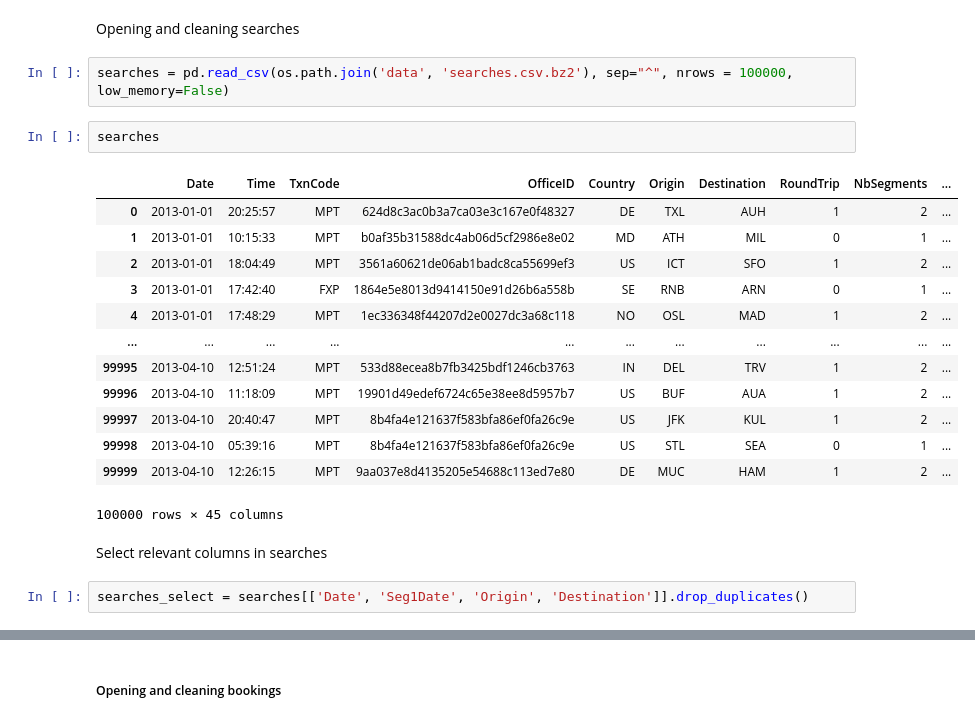
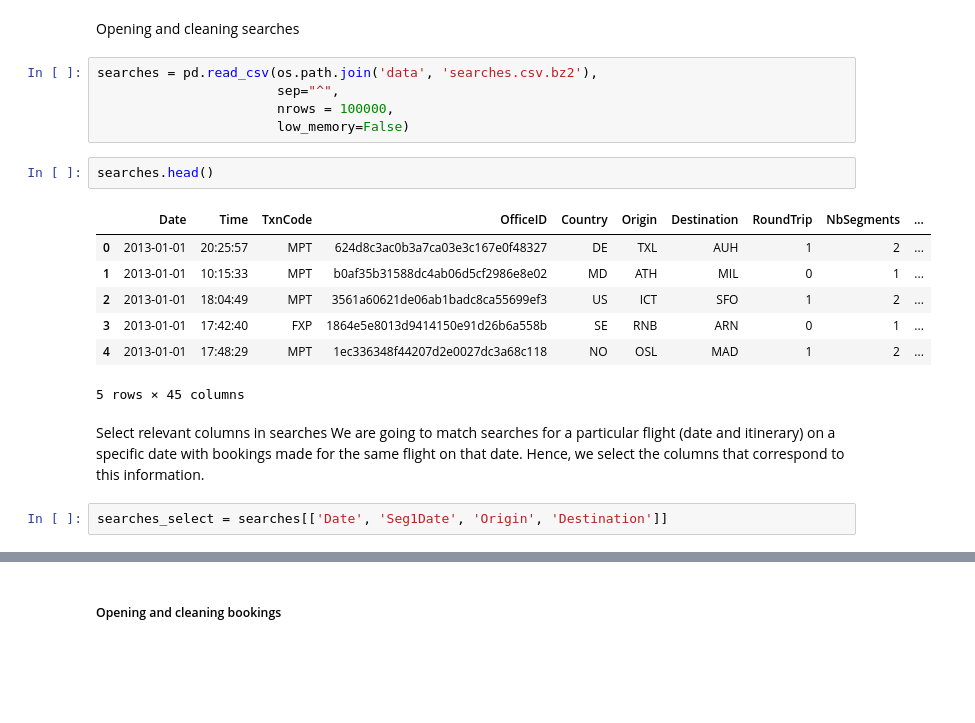
Before and after one commit to JoseCouceiro/KSCHOOL_Data_Science_Challenge, a Jupyter notebook: exercises.ipynb, the cells around one changed output, grey strips where cells are left out. Saved outputs shown, nothing was run; the diff lists cells and outputs as text; blank space fills up the shorter version.

```diff
--- a/exercises.ipynb
+++ b/exercises.ipynb
@@ -351,27 +353,25 @@ Generate a CSV file with the search data, and an additional field, containing 1
 # %% [markdown]
 Opening and cleaning searches
 # %%
-searches = pd.read_csv(os.path.join('data', 'searches.csv.bz2'), sep="^", nrows = 100000, low_memory=False)
+searches = pd.read_csv(os.path.join('data', 'searches.csv.bz2'),
+                       sep="^",
+                       nrows = 100000,
+                       low_memory=False)
 # %%
-searches
+searches.head()
 # %% [output]
 |  | Date | Time | TxnCode | OfficeID | Country | Origin | Destination | RoundTrip | NbSegments | ... |
 | 0 | 2013-01-01 | 20:25:57 | MPT | 624d8c3ac0b3a7ca03e3c167e0f48327 | DE | TXL | AUH | 1 | 2 | ... |
 | 1 | 2013-01-01 | 10:15:33 | MPT | b0af35b31588dc4ab06d5cf2986e8e02 | MD | ATH | MIL | 0 | 1 | ... |
 | 2 | 2013-01-01 | 18:04:49 | MPT | 3561a60621de06ab1badc8ca55699ef3 | US | ICT | SFO | 1 | 2 | ... |
 | 3 | 2013-01-01 | 17:42:40 | FXP | 1864e5e8013d9414150e91d26b6a558b | SE | RNB | ARN | 0 | 1 | ... |
 | 4 | 2013-01-01 | 17:48:29 | MPT | 1ec336348f44207d2e0027dc3a68c118 | NO | OSL | MAD | 1 | 2 | ... |
-| ... | ... | ... | ... | ... | ... | ... | ... | ... | ... | ... |
-| 99995 | 2013-04-10 | 12:51:24 | MPT | 533d88ecea8b7fb3425bdf1246cb3763 | IN | DEL | TRV | 1 | 2 | ... |
-| 99996 | 2013-04-10 | 11:18:09 | MPT | 19901d49edef6724c65e38ee8d5957b7 | US | BUF | AUA | 1 | 2 | ... |
-| 99997 | 2013-04-10 | 20:40:47 | MPT | 8b4fa4e121637f583bfa86ef0fa26c9e | US | JFK | KUL | 1 | 2 | ... |
-| 99998 | 2013-04-10 | 05:39:16 | MPT | 8b4fa4e121637f583bfa86ef0fa26c9e | US | STL | SEA | 0 | 1 | ... |
-| 99999 | 2013-04-10 | 12:26:15 | MPT | 9aa037e8d4135205e54688c113ed7e80 | DE | MUC | HAM | 1 | 2 | ... |
-100000 rows × 45 columns
+5 rows × 45 columns
-# %% [markdown]
-Select relevant columns in searches
+# %% [markdown]
+Select relevant columns in searches
+We are going to match searches for a particular flight (date and itinerary) on a specific date  with bookings made for the same flight on that date. Hence, we select the columns that correspond to this information.
 # %%
-searches_select = searches[['Date', 'Seg1Date', 'Origin', 'Destination']].drop_duplicates()
+searches_select = searches[['Date', 'Seg1Date', 'Origin', 'Destination']]
 # %%
 searches_select.info()
 # %% [output]
```
Also changed, not shown: parts of 58 cells of this notebook.
